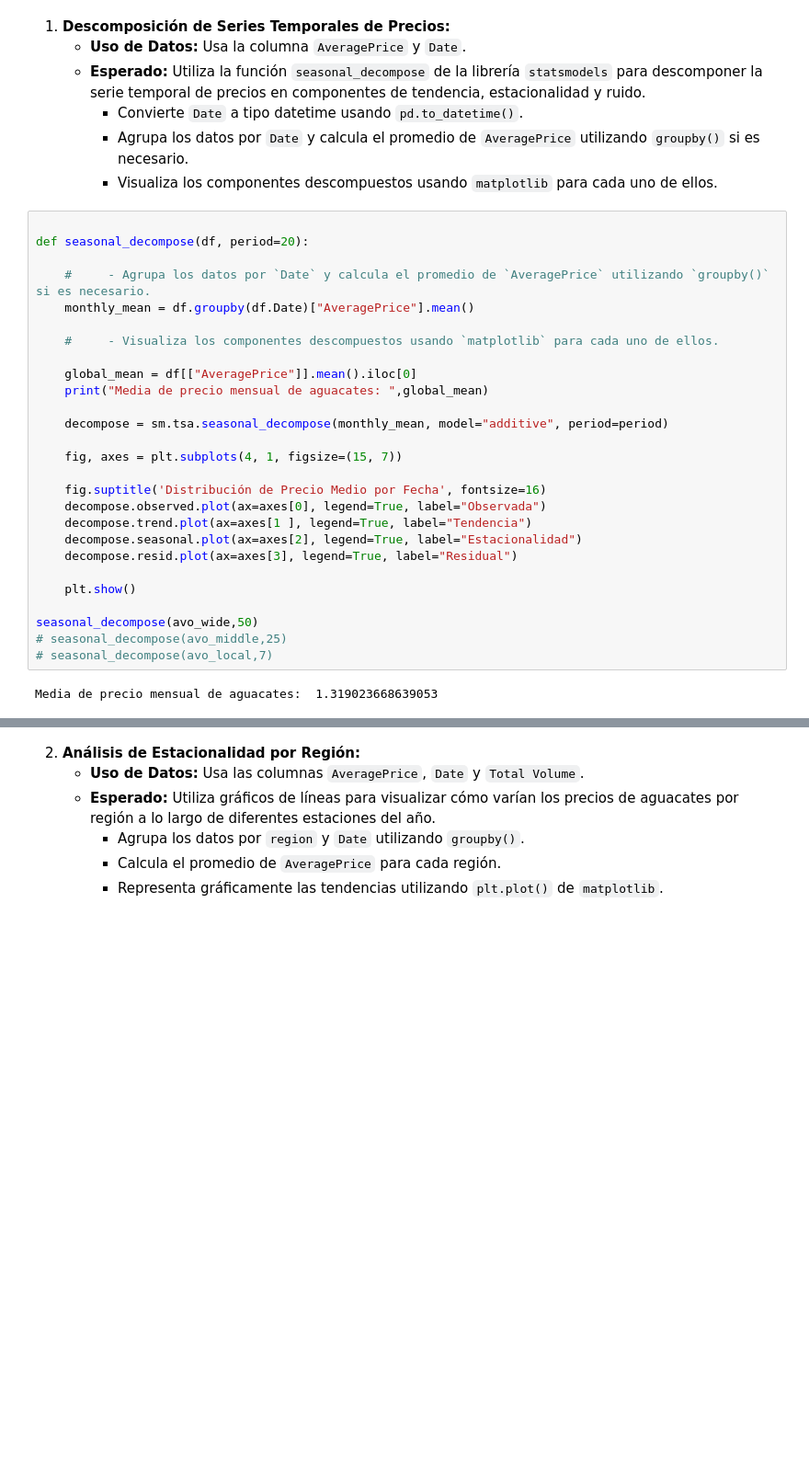
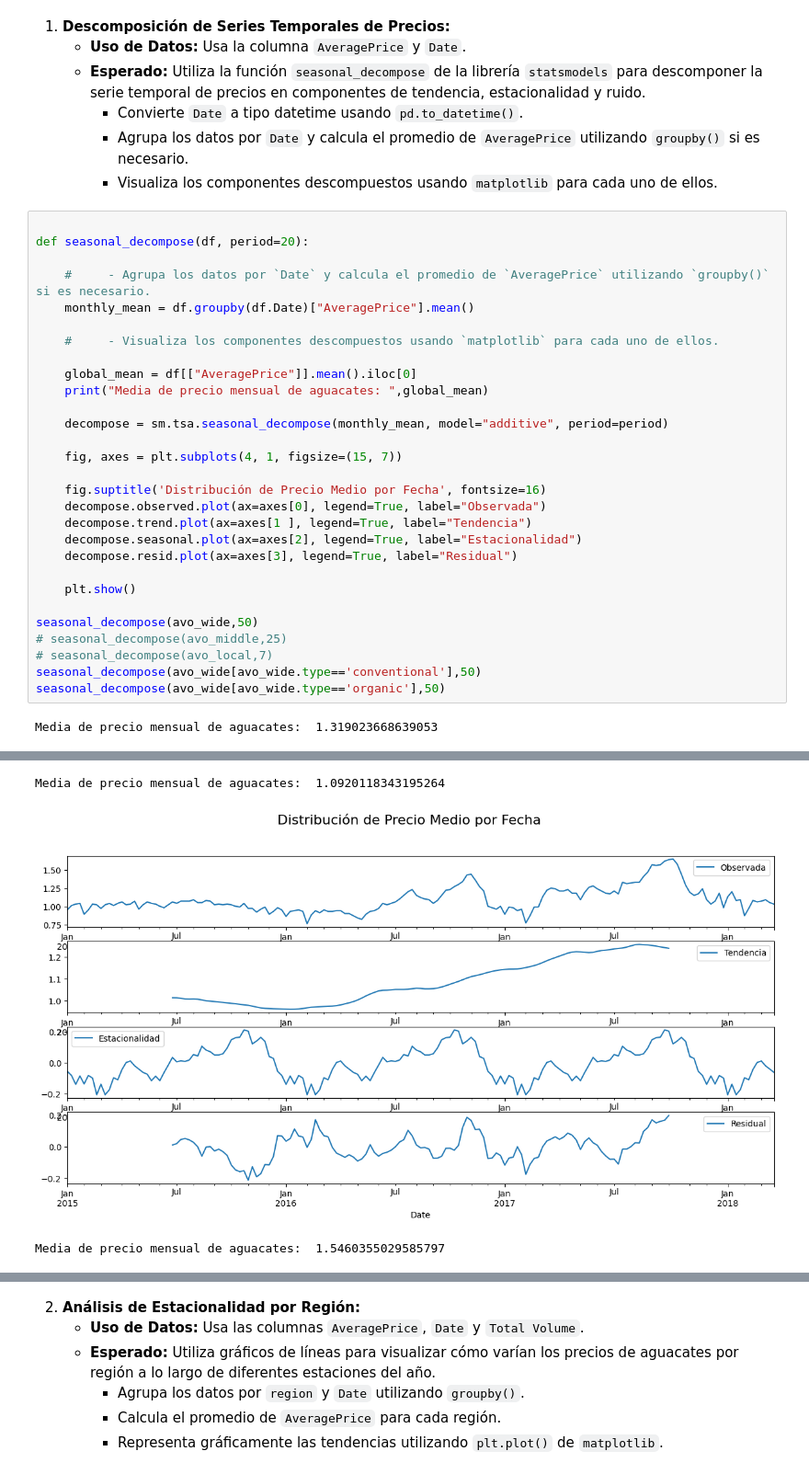
Before and after one commit to germanztz/data-science-uoc-avocado, a Jupyter notebook: german.ipynb, the cells around one changed output, grey strips where cells are left out. Shown at 92% size. Drawn from its saved outputs; the diff is of its cells as text; blank space fills up the shorter version.

```diff
--- a/german.ipynb
+++ b/german.ipynb
@@ -154,30 +145,35 @@ Name: Unnamed: 0, dtype: int64
 # %%
 
 def seasonal_decompose(df, period=20):
 
     #     - Agrupa los datos por `Date` y calcula el promedio de `AveragePrice` utilizando `groupby()` si es necesario.
     monthly_mean = df.groupby(df.Date)["AveragePrice"].mean()
 
     #     - Visualiza los componentes descompuestos usando `matplotlib` para cada uno de ellos.
 
     global_mean = df[["AveragePrice"]].mean().iloc[0]
     print("Media de precio mensual de aguacates: ",global_mean)
 
     decompose = sm.tsa.seasonal_decompose(monthly_mean, model="additive", period=period)
 
     fig, axes = plt.subplots(4, 1, figsize=(15, 7))
 
     fig.suptitle('Distribución de Precio Medio por Fecha', fontsize=16)
     decompose.observed.plot(ax=axes[0], legend=True, label="Observada")
     decompose.trend.plot(ax=axes[1 ], legend=True, label="Tendencia")
     decompose.seasonal.plot(ax=axes[2], legend=True, label="Estacionalidad")
     decompose.resid.plot(ax=axes[3], legend=True, label="Residual")
 
     plt.show()
 
 seasonal_decompose(avo_wide,50)
 # seasonal_decompose(avo_middle,25)
 # seasonal_decompose(avo_local,7)
+seasonal_decompose(avo_wide[avo_wide.type=='conventional'],50)
+seasonal_decompose(avo_wide[avo_wide.type=='organic'],50)
 # %% [output]
 Media de precio mensual de aguacates:  1.319023668639053
 [figure]
+Media de precio mensual de aguacates:  1.0920118343195264
+[figure, added]
+Media de precio mensual de aguacates:  1.5460355029585797
```
Also changed, not shown: parts of 7 cells of this notebook, 1 other file.
